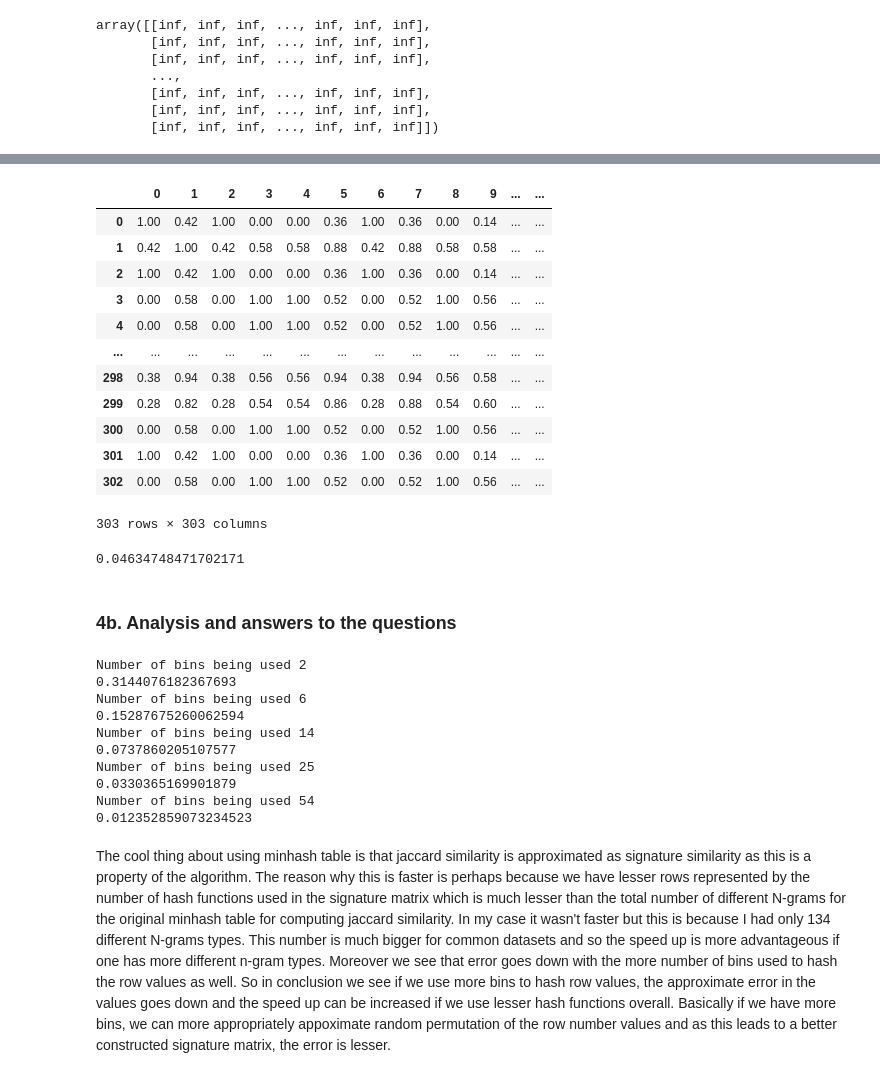
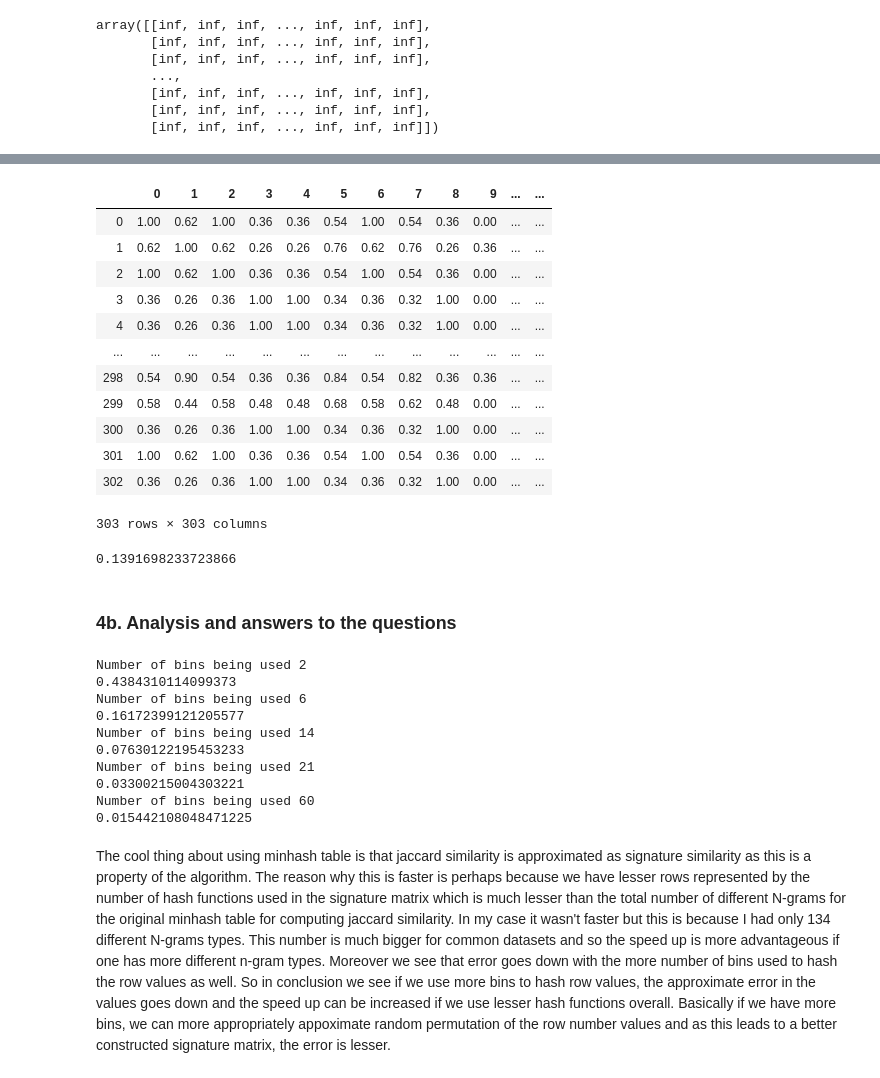
Before and after one commit to adityakunar/cda-2021, a Jupyter notebook: Assignment-3/Lab3.ipynb, the cells around one changed output, grey strips where cells are left out. Drawn from its saved outputs; the diff is of its cells as text; code cells hidden in the pictures.

```diff
--- a/Assignment-3/Lab3.ipynb
+++ b/Assignment-3/Lab3.ipynb
@@ -703,0 +749,12 @@ plt.show()
+# %%
+widths = [1, 3, 5, 10, 15, 20, 40]
+error = np.zeros(len(widths))
+for idx, j in enumerate(widths):
+    top10_cms = CMS_wrapper_top_10(j, 20, stream_grams)
+    error[idx] = (sum([a_i - b_i for a_i, b_i in zip(top10_cms, top10_ngrams)]))
+
+ax=sns.lineplot(x=widths,y=error)
+ax.set_title("widths vs Error in top 10 most freqeunt items")
+ax.set_xlabel("widths")
+ax.set_ylabel("Error")
+plt.show()
@@ -707,7 +770,7 @@ plt.show()
 ## LSH-Task: Common functions
 # %%
 # data_discrete needs to be different for this .... we'll talk on call
-data_discrete = data_discretizer(data1, "full")
+# data_discrete = data_discretizer(data1, "full")
 src=data_discrete["SrcAddr"].values
 dst=data_discrete["DstAddr"].values
 ip_pairs=[]
@@ -748,4 +811,10 @@ for i in enumerate(pairwise_ngrams):
         index.append(i[0])
 pairwise_ngrams_pure = [i[1] for i in enumerate(list(pairwise_ngrams)) if i[0] in index]
 pairwise_ngrams=pairwise_ngrams_pure
+
+allkeys=[]
+for i in pairwise_ngrams:
+    for j in list(i.keys()):
+        allkeys.append(j)
+len(set(allkeys))
 # %% [output]
@@ -847,9 +916,9 @@ BigDicky
 #creating the minhash table as described in the lecture.
 # Here the rows are the ip-pair profiles and the columns are the different n-gram types.
 # 1 indicates that the ngram was present and 0 otherwise.
-df=pd.DataFrame(np.zeros((len(BigDicky),len(list(set(allkeys))))),columns=list(set(allkeys)))
+df=pd.DataFrame(np.zeros((len(pairwise_ngrams),len(list(set(allkeys))))),columns=list(set(allkeys)))
 
-for k in enumerate(BigDicky):
+for k in enumerate(pairwise_ngrams):
     for i in df.columns:
         if i in list(k[1].keys()):
             df.loc[k[0],i]=1
@@ -960,7 +1009,7 @@ No_hash_funcs=50
 hash_funcs=hash_func_gen(No_hash_funcs,3)
 # %%
 #Defining M the signature matrix.
-M= np.full((No_hash_funcs, len(BigDicky)), np.inf)
+M= np.full((No_hash_funcs, len(pairwise_ngrams)), np.inf)
 M
 # %% [output]
 array([[inf, inf, inf, ..., inf, inf, inf],
@@ -1007,27 +1054,27 @@ Time to execute this was 0.4263989000000947 seconds.
 # %%
 #Pair_wise Signature similarity between ip_pair profiles.
-pd.DataFrame(np.array(pair_wise_M_sim).reshape(len(BigDicky),len(BigDicky)))
+pd.DataFrame(np.array(pair_wise_M_sim).reshape(len(pairwise_ngrams),len(pairwise_ngrams)))
 # %% [output]
 |  | 0 | 1 | 2 | 3 | 4 | 5 | 6 | 7 | 8 | 9 | ... | ... |
-| 0 | 1.00 | 0.42 | 1.00 | 0.00 | 0.00 | 0.36 | 1.00 | 0.36 | 0.00 | 0.14 | ... | ... |
-| 1 | 0.42 | 1.00 | 0.42 | 0.58 | 0.58 | 0.88 | 0.42 | 0.88 | 0.58 | 0.58 | ... | ... |
-| 2 | 1.00 | 0.42 | 1.00 | 0.00 | 0.00 | 0.36 | 1.00 | 0.36 | 0.00 | 0.14 | ... | ... |
-| 3 | 0.00 | 0.58 | 0.00 | 1.00 | 1.00 | 0.52 | 0.00 | 0.52 | 1.00 | 0.56 | ... | ... |
-| 4 | 0.00 | 0.58 | 0.00 | 1.00 | 1.00 | 0.52 | 0.00 | 0.52 | 1.00 | 0.56 | ... | ... |
+| 0 | 1.00 | 0.62 | 1.00 | 0.36 | 0.36 | 0.54 | 1.00 | 0.54 | 0.36 | 0.00 | ... | ... |
+| 1 | 0.62 | 1.00 | 0.62 | 0.26 | 0.26 | 0.76 | 0.62 | 0.76 | 0.26 | 0.36 | ... | ... |
+| 2 | 1.00 | 0.62 | 1.00 | 0.36 | 0.36 | 0.54 | 1.00 | 0.54 | 0.36 | 0.00 | ... | ... |
+| 3 | 0.36 | 0.26 | 0.36 | 1.00 | 1.00 | 0.34 | 0.36 | 0.32 | 1.00 | 0.00 | ... | ... |
+| 4 | 0.36 | 0.26 | 0.36 | 1.00 | 1.00 | 0.34 | 0.36 | 0.32 | 1.00 | 0.00 | ... | ... |
 | ... | ... | ... | ... | ... | ... | ... | ... | ... | ... | ... | ... | ... |
-| 298 | 0.38 | 0.94 | 0.38 | 0.56 | 0.56 | 0.94 | 0.38 | 0.94 | 0.56 | 0.58 | ... | ... |
-| 299 | 0.28 | 0.82 | 0.28 | 0.54 | 0.54 | 0.86 | 0.28 | 0.88 | 0.54 | 0.60 | ... | ... |
-| 300 | 0.00 | 0.58 | 0.00 | 1.00 | 1.00 | 0.52 | 0.00 | 0.52 | 1.00 | 0.56 | ... | ... |
-| 301 | 1.00 | 0.42 | 1.00 | 0.00 | 0.00 | 0.36 | 1.00 | 0.36 | 0.00 | 0.14 | ... | ... |
-| 302 | 0.00 | 0.58 | 0.00 | 1.00 | 1.00 | 0.52 | 0.00 | 0.52 | 1.00 | 0.56 | ... | ... |
+| 298 | 0.54 | 0.90 | 0.54 | 0.36 | 0.36 | 0.84 | 0.54 | 0.82 | 0.36 | 0.36 | ... | ... |
+| 299 | 0.58 | 0.44 | 0.58 | 0.48 | 0.48 | 0.68 | 0.58 | 0.62 | 0.48 | 0.00 | ... | ... |
+| 300 | 0.36 | 0.26 | 0.36 | 1.00 | 1.00 | 0.34 | 0.36 | 0.32 | 1.00 | 0.00 | ... | ... |
+| 301 | 1.00 | 0.62 | 1.00 | 0.36 | 0.36 | 0.54 | 1.00 | 0.54 | 0.36 | 0.00 | ... | ... |
+| 302 | 0.36 | 0.26 | 0.36 | 1.00 | 1.00 | 0.34 | 0.36 | 0.32 | 1.00 | 0.00 | ... | ... |
 303 rows × 303 columns
 # %%
 #Error between jaccard and signature similarity.
-errors=(pair_wise_sim-np.array(pair_wise_M_sim).reshape(len(BigDicky),len(BigDicky)))**2
+errors=(pair_wise_sim-np.array(pair_wise_M_sim).reshape(len(pairwise_ngrams),len(pairwise_ngrams)))**2
 err=(errors.ravel().sum())/len(errors.ravel())
 err
 # %% [output]
-0.04634748471702171
+0.1391698233723866
 # %% [markdown]
 ### 4b. Analysis and answers to the questions
 # %%
@@ -1038,7 +1085,7 @@ for i in b:
     No_hash_funcs=50
     hash_funcs=hash_func_gen(No_hash_funcs,i)
     print("Number of bins being used "+str(max([h(1) for h in hash_funcs])+1))
-    M= np.full((No_hash_funcs,len(BigDicky)), np.inf)
+    M= np.full((No_hash_funcs,len(pairwise_ngrams)), np.inf)
     for i in range(minhashtable.shape[0]):
         hash_vals=[h(i) for h in hash_funcs]
         for j in range(minhashtable.shape[1]):
@@ -1053,20 +1100,20 @@ for i in b:
     for i in range(M.shape[1]):
         for j in range(M.shape[1]):
                 pair_wise_M_sim.append(((M[:,i]==M[:,j]).sum())/50)
-    errors=(pair_wise_sim-np.array(pair_wise_M_sim).reshape(len(BigDicky),len(BigDicky)))**2
+    errors=(pair_wise_sim-np.array(pair_wise_M_sim).reshape(len(pairwise_ngrams),len(pairwise_ngrams)))**2
     err=(errors.ravel().sum())/len(errors.ravel())
     print(err)
 # %% [output]
 Number of bins being used 2
-0.3144076182367693
+0.4384310114099373
 Number of bins being used 6
-0.15287675260062594
+0.16172399121205577
 Number of bins being used 14
-0.0737860205107577
-Number of bins being used 25
-0.0330365169901879
-Number of bins being used 54
-0.012352859073234523
+0.07630122195453233
+Number of bins being used 21
+0.03300215004303221
+Number of bins being used 60
+0.015442108048471225
 # %% [markdown]
 The cool thing about using minhash table is that jaccard similarity is approximated as signature similarity as this is a property of the algorithm. The reason why this is faster is perhaps because we have lesser rows represented by the number of hash functions used in the signature matrix which is much lesser than the total number of different N-grams for the original minhash table for computing jaccard similarity. In my case it wasn't faster but this is because I had only 134 different N-grams types. This number is much bigger for common datasets and so the speed up is more advantageous if one has more different n-gram types. Moreover we see that error goes down with the more number of bins used to hash the row values as well. So in conclusion we see if we use more bins to hash row values, the approximate error in the values goes down and the speed up can be increased if we use lesser hash functions overall. Basically if we have more bins, we can more appropriately appoximate random permutation of the row number values and as this leads to a better constructed signature matrix, the error is lesser.
 # %% [markdown]
```
Also changed, not shown: parts of 60 cells of this notebook.
